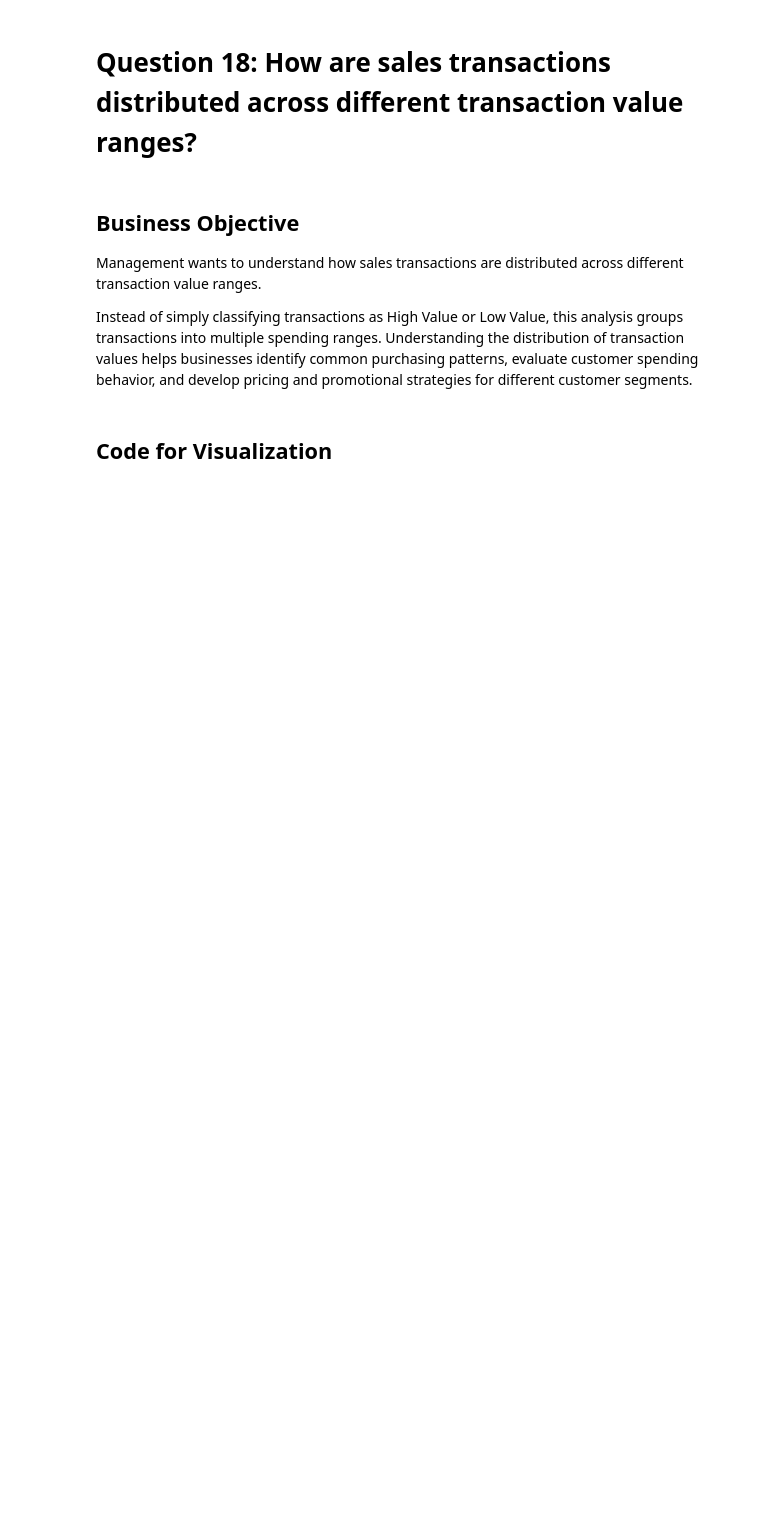
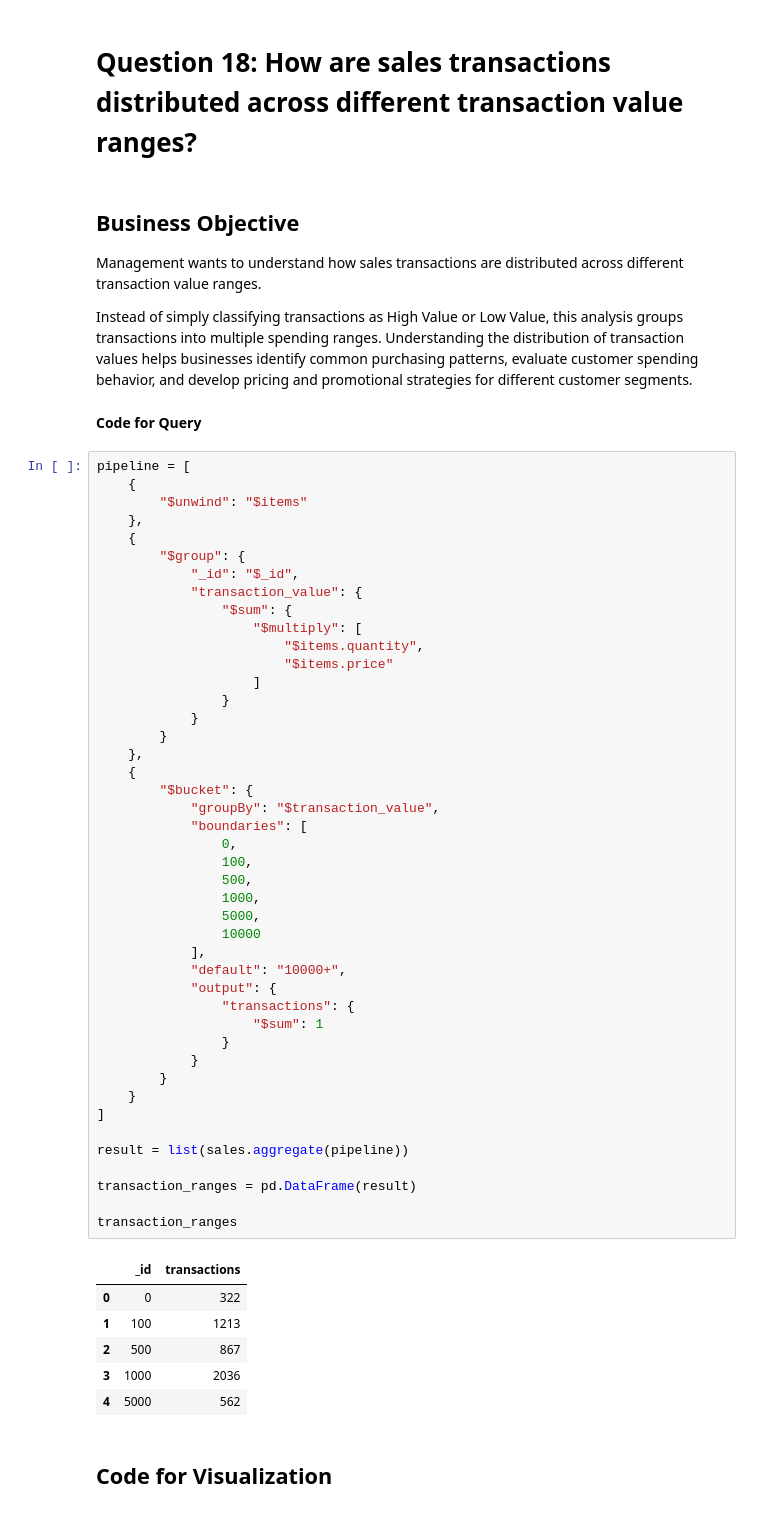
Before and after one commit to thanuja-reddi/MongoDB_EDA_Case_Study, a Jupyter notebook: notebooks/homework_casestudy_questions.ipynb, the cells around one changed output. Drawn from its saved outputs; the diff is of its cells as text; blank space fills up the shorter version.

```diff
--- a/notebooks/homework_casestudy_questions.ipynb
+++ b/notebooks/homework_casestudy_questions.ipynb
@@ -1443,5 +1443,58 @@ plt.show()
 Management wants to understand how sales transactions are distributed across different transaction value ranges.
 
 Instead of simply classifying transactions as High Value or Low Value, this analysis groups transactions into multiple spending ranges. Understanding the distribution of transaction values helps businesses identify common purchasing patterns, evaluate customer spending behavior, and develop pricing and promotional strategies for different customer segments.
+# %% [markdown]
+**Code for Query**
+# %%
+pipeline = [
+    {
+        "$unwind": "$items"
+    },
+    {
+        "$group": {
+            "_id": "$_id",
+            "transaction_value": {
+                "$sum": {
+                    "$multiply": [
+                        "$items.quantity",
+                        "$items.price"
+                    ]
+                }
+            }
+        }
+    },
+    {
+        "$bucket": {
+            "groupBy": "$transaction_value",
+            "boundaries": [
+                0,
+                100,
+                500,
+                1000,
+                5000,
+                10000
+            ],
+            "default": "10000+",
+            "output": {
+                "transactions": {
+                    "$sum": 1
+                }
+            }
+        }
+    }
+]
+
+result = list(sales.aggregate(pipeline))
+
+transaction_ranges = pd.DataFrame(result)
+
+transaction_ranges
+# %% [output]
+|  | _id | transactions |
+| 0 | 0 | 322 |
+| 1 | 100 | 1213 |
+| 2 | 500 | 867 |
+| 3 | 1000 | 2036 |
+| 4 | 5000 | 562 |
 # %% [markdown]
 ## Code for Visualization
```
Also changed, not shown: parts of 1 cell of this notebook.
